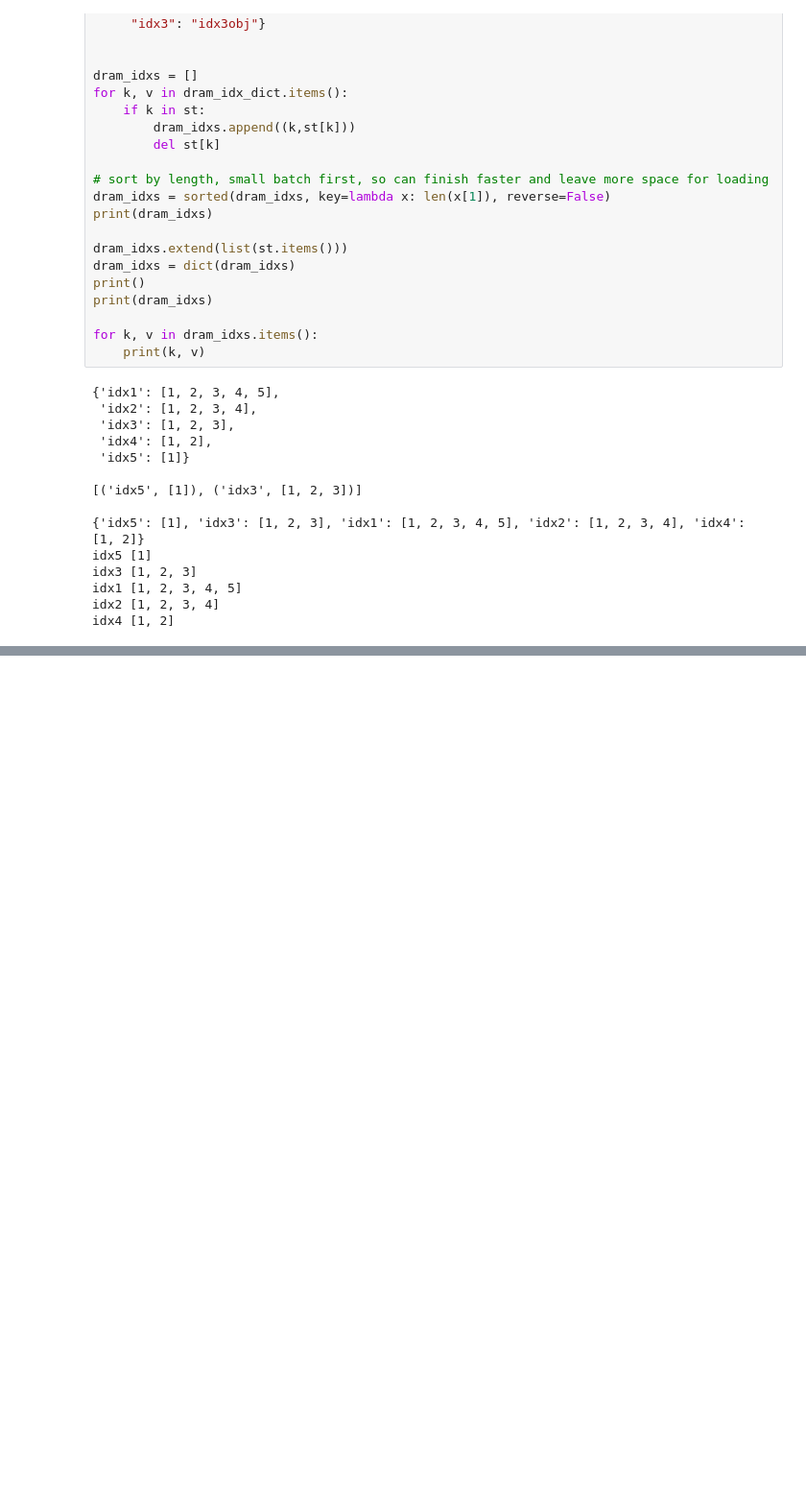
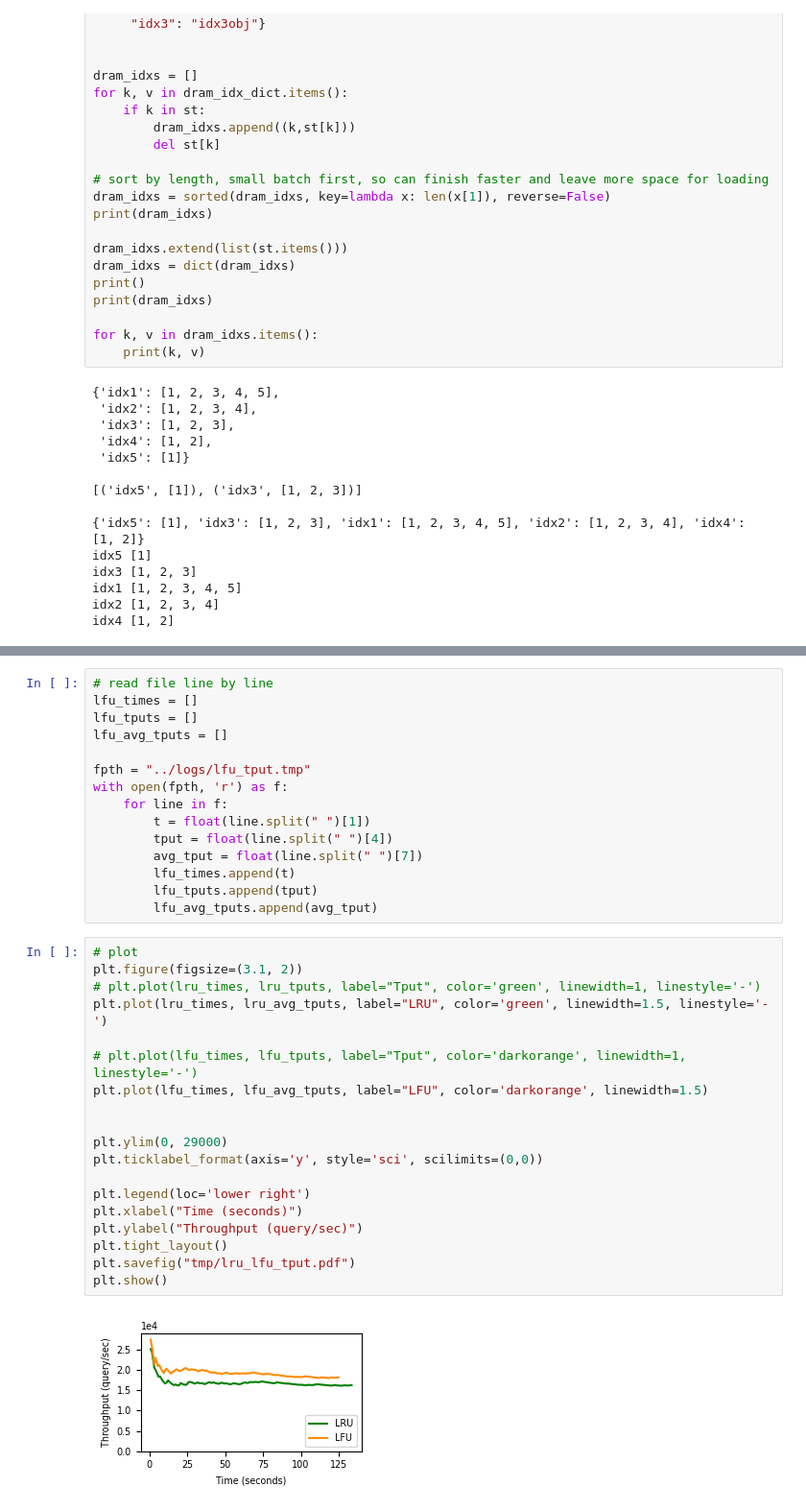
Before and after one commit to zyang37/VectorSearch_ShardIndex, a Jupyter notebook: notebooks/bash.ipynb, the cells around one changed output, grey strips where cells are left out. Shown at 96% size. Saved outputs shown, nothing was run; the diff lists cells and outputs as text; blank space fills up the shorter version.

```diff
--- a/notebooks/bash.ipynb
+++ b/notebooks/bash.ipynb
@@ -324,0 +488,36 @@ list(dram_idxs.keys())
+# %%
+# read file line by line
+lfu_times = []
+lfu_tputs = []
+lfu_avg_tputs = []
+
+fpth = "../logs/lfu_tput.tmp"
+with open(fpth, 'r') as f:
+    for line in f:
+        t = float(line.split(" ")[1])
+        tput = float(line.split(" ")[4])
+        avg_tput = float(line.split(" ")[7])
+        lfu_times.append(t)
+        lfu_tputs.append(tput)
+        lfu_avg_tputs.append(avg_tput)
+# %%
+# plot
+plt.figure(figsize=(3.1, 2))
+# plt.plot(lru_times, lru_tputs, label="Tput", color='green', linewidth=1, linestyle='-')
+plt.plot(lru_times, lru_avg_tputs, label="LRU", color='green', linewidth=1.5, linestyle='-')
+
+# plt.plot(lfu_times, lfu_tputs, label="Tput", color='darkorange', linewidth=1, linestyle='-')
+plt.plot(lfu_times, lfu_avg_tputs, label="LFU", color='darkorange', linewidth=1.5)
+
+
+plt.ylim(0, 29000)
+plt.ticklabel_format(axis='y', style='sci', scilimits=(0,0))
+
+plt.legend(loc='lower right')
+plt.xlabel("Time (seconds)")
+plt.ylabel("Throughput (query/sec)")
+plt.tight_layout()
+plt.savefig("tmp/lru_lfu_tput.pdf")
+plt.show()
+# %% [output]
+[figure, added]
```
Also changed, not shown: parts of 10 cells of this notebook, 8 other files.
